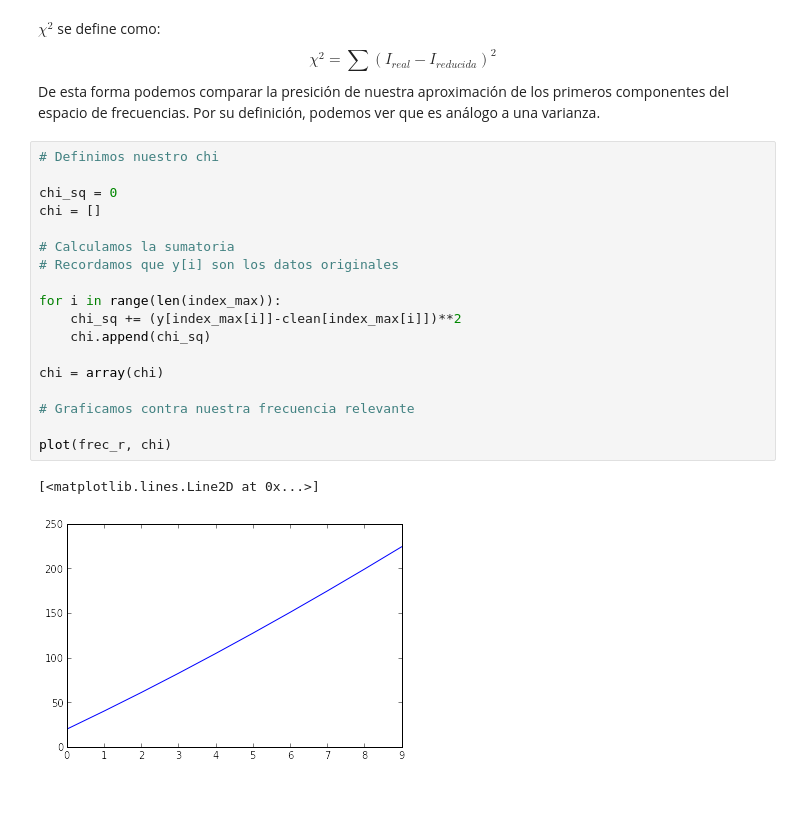
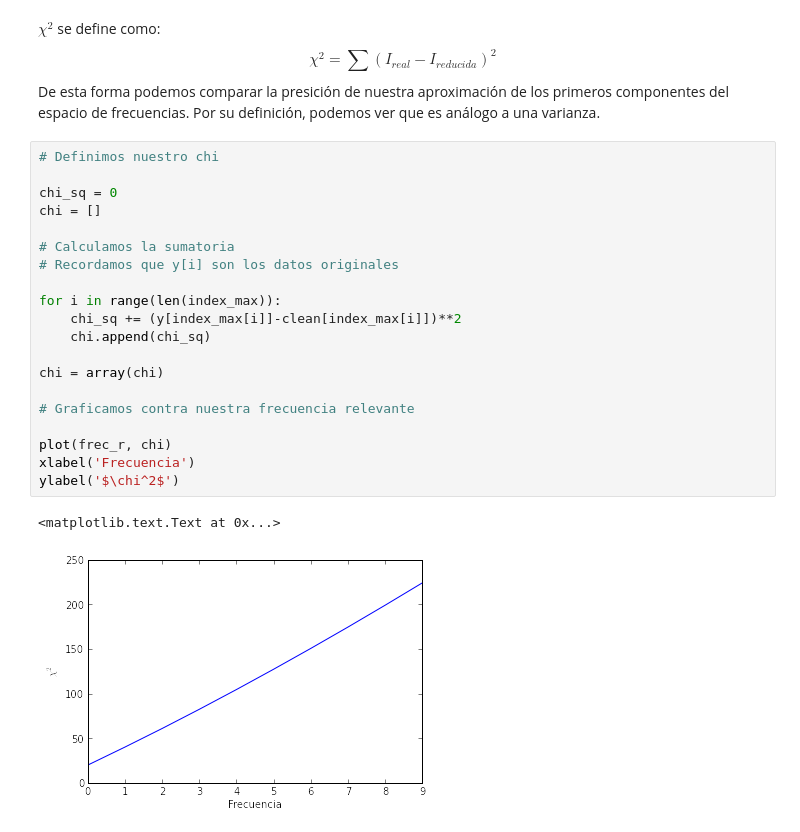
Before and after one commit to sergioandrescs/ROMEROCOTRINO_HW5, a Jupyter notebook: Est-Variables/est-variables.ipynb, the cells around one changed output. Cells and saved outputs as stored; diff of their text form; blank space fills up the shorter version.

```diff
--- a/Est-Variables/est-variables.ipynb
+++ b/Est-Variables/est-variables.ipynb
@@ -87,21 +91,23 @@ $\chi^2$ se define como: $$\chi^2 = \sum(I_{real}-I_{reducida})^2$$ De esta form
 # %%
 # Definimos nuestro chi
 
 chi_sq = 0
 chi = []
 
 # Calculamos la sumatoria
 # Recordamos que y[i] son los datos originales
 
 for i in range(len(index_max)):
     chi_sq += (y[index_max[i]]-clean[index_max[i]])**2
     chi.append(chi_sq)
 
 chi = array(chi)
 
 # Graficamos contra nuestra frecuencia relevante
 
 plot(frec_r, chi)
+xlabel('Frecuencia')
+ylabel('$\chi^2$')
 # %% [output]
-[<matplotlib.lines.Line2D at 0x...>]
+<matplotlib.text.Text at 0x...>
-[figure, old version]
+[figure, new version]
```
Also changed, not shown: parts of 2 cells of this notebook.
